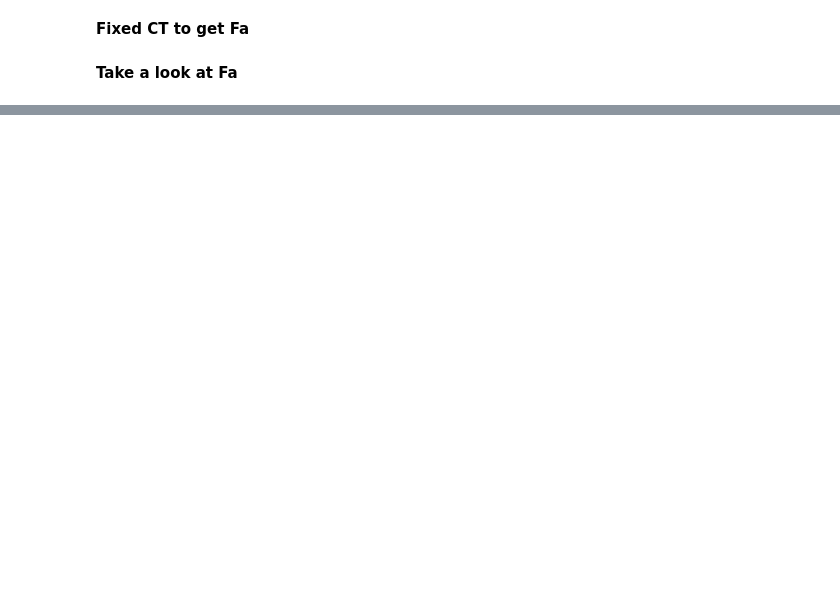
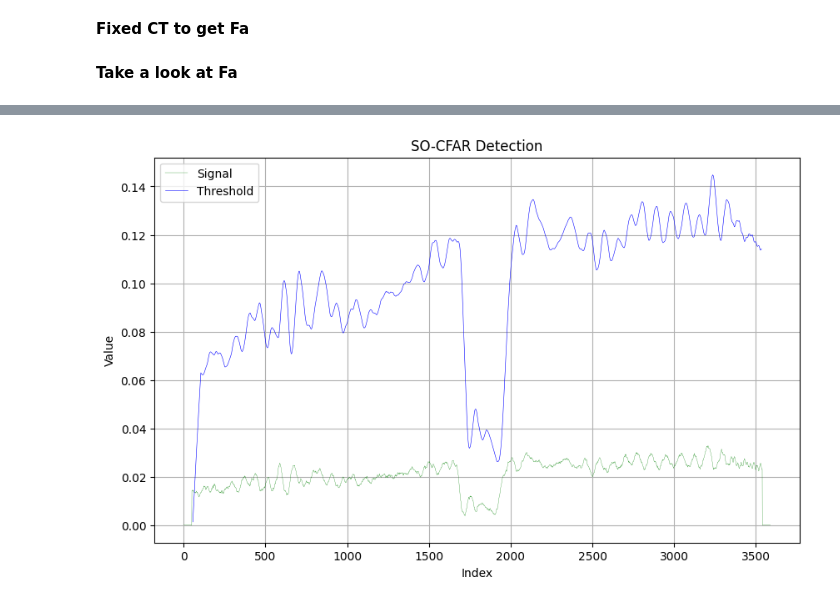
Before and after one commit to ChenyuZhaoTHU/crazyflie_firmware_constant_height, a Jupyter notebook: control/fa_cal.ipynb, the cells around one changed output, grey strips where cells are left out. Cells and saved outputs as stored; diff of their text form; code cells hidden in the pictures; blank space fills up the shorter version.

```diff
--- a/control/fa_cal.ipynb
+++ b/control/fa_cal.ipynb
@@ -231,0 +267,90 @@ plt.show()
+# %%
+import numpy as np
+import matplotlib.pyplot as plt
+
+def cfar_so(xc, N, pro_N, PAD):
+    # 假设回波服从高斯分布
+    alpha = N * (PAD ** (-1 / N) - 1)
+    target = []
+    index = np.arange(1 + N/2 + pro_N/2, len(xc) - N/2 - pro_N/2)
+    XT = np.zeros(len(index))
+
+    for i in index:
+        cell_left = xc[int(i - N/2 - pro_N/2) : int(i - pro_N/2)]
+        # cell_right = xc[int(i + pro_N/2 + 1) : int(i + N/2 + pro_N/2 + 1)]
+        cell_right = 1e10
+        Z = np.min([np.mean(cell_left), np.mean(cell_right)])
+        # print(alpha)
+        XT[int(i - N/2 - pro_N/2-1)] = Z * alpha
+        if xc[int(i)] > Z * alpha:
+            target.append(int(i))
+    return index, XT, target
+
+# 设置参数
+
+N = 100
+pro_N =10
+PAF = 1e-2
+
+# 生成噪声信号
+# variance = 200
+# shape = (200,)
+# noise_db = 20
+# noise_p = 10**(noise_db/10)
+# xc = env_uniform(variance, shape, noise_db)
+
+# # 添加信号
+# signal1_p = 10**(SNR1/10) * noise_p
+# xc[89] = signal1_p
+# xc = gh1[:int(len(gh1)*0.85)]*gh2[:int(len(gh1)*0.85)]*gh3[:int(len(gh1)*0.85)]
+# xc = gh1[:int(len(gh1)*0.85)]*gh2[:int(len(gh1)*0.85)]*gh3[:int(len(gh1)*0.85)]*gh4[:int(len(gh1)*0.85)]*gh5[:int(len(gh1)*0.85)]
+# xc = imu_data[:,0]
+# 应用CFAR算法
+xc = abs(filtered_signal)
+index, XT, target_idx = cfar_so(xc, N, pro_N, PAF)
+
+# 可视化结果
+plt.figure(figsize=(10, 6))
+plt.plot(np.abs(xc), 'g',linewidth=0.2, label='Signal')
+plt.plot(index, (XT), 'b', linewidth=0.4, label='Threshold')
+# plt.scatter(target_idx, XT[np.array(target_idx)-int(N/2+pro_N/2)], color='black', marker='x', label='Target', zorder=2)
+# plt.plot(imu_data[:,-1])
+plt.xlabel('Index')
+plt.ylabel('Value')
+plt.title('SO-CFAR Detection')
+plt.legend()
+plt.grid(True)
+plt.show()
+
+max_threshold = np.max(XT)
+max_threshold_index = np.argmax(XT)
+
+# 从阈值最大点向左搜索第一个目标点
+first_target_index = None
+for i in range(max_threshold_index+100, -1, -1):
+    if i in target_idx:
+        first_target_index = i
+        break
+# version 1
+# t_sta = first_target_index/1000
+# t_sam = ((nperseg-noverlap)/fs)
+# t_sta_num = round(t_sta/t_sam)
+# t_stop_num = None
+# for j in range(t_sta_num, 4000, 1):
+#     if pp[j]<pp[t_sta_num]:
+#         t_stop_num = j
+#         break
+# t_stop = t_stop_num*t_sam
+# t_sta,t_stop
+# version 2
+# t_sta = first_target_index/1000
+# stop_target_index = None
+# for j in range(first_target_index, 3500, 1):
+#     print(XT[j-1])
+#     if XT[j-1]+max_threshold/3<XT[first_target_index]:
+#         stop_target_index = j-1
+#         break
+# t_stop = stop_target_index/1000
+# t_sta,t_stop
+# %% [output]
+[figure, added]
```
Also changed, not shown: parts of 8 cells of this notebook, 39 other files.
